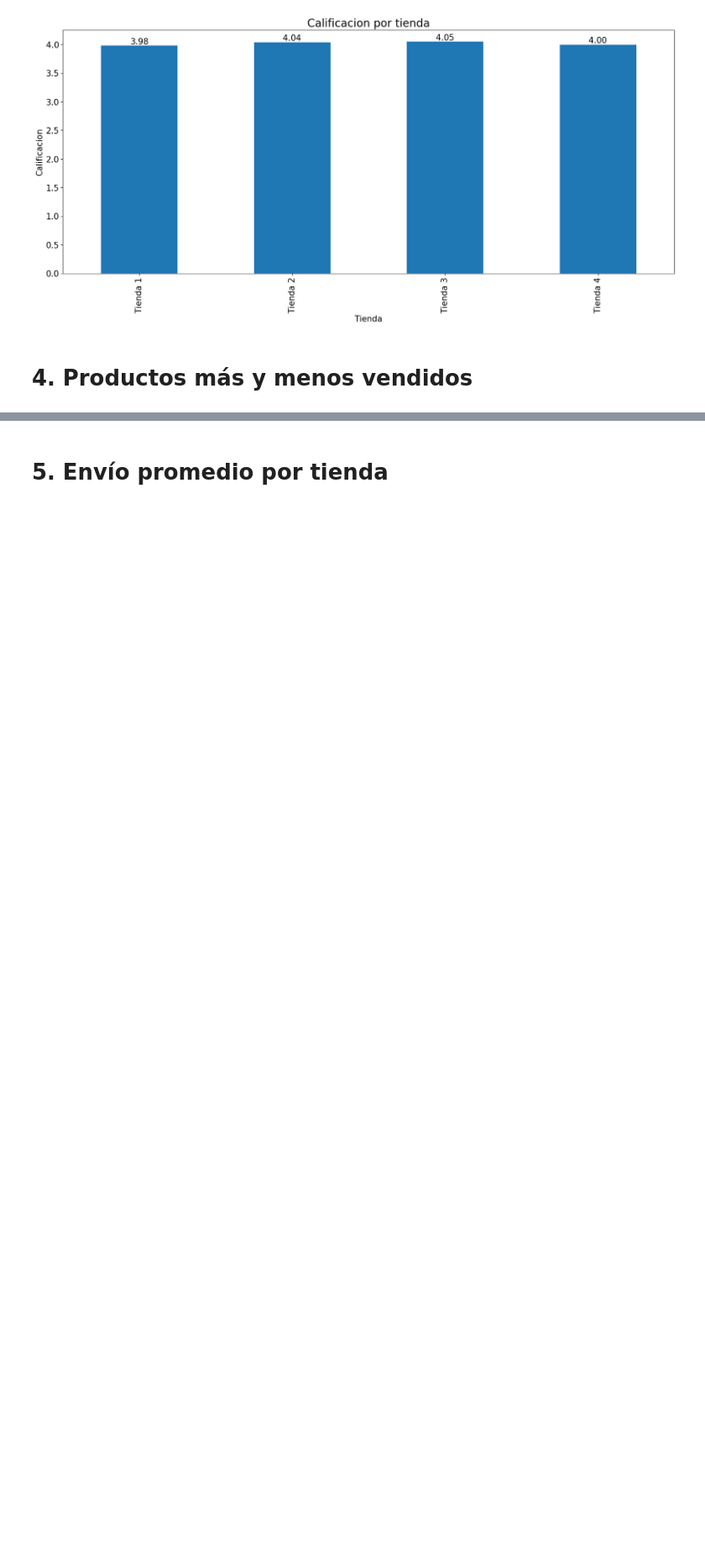
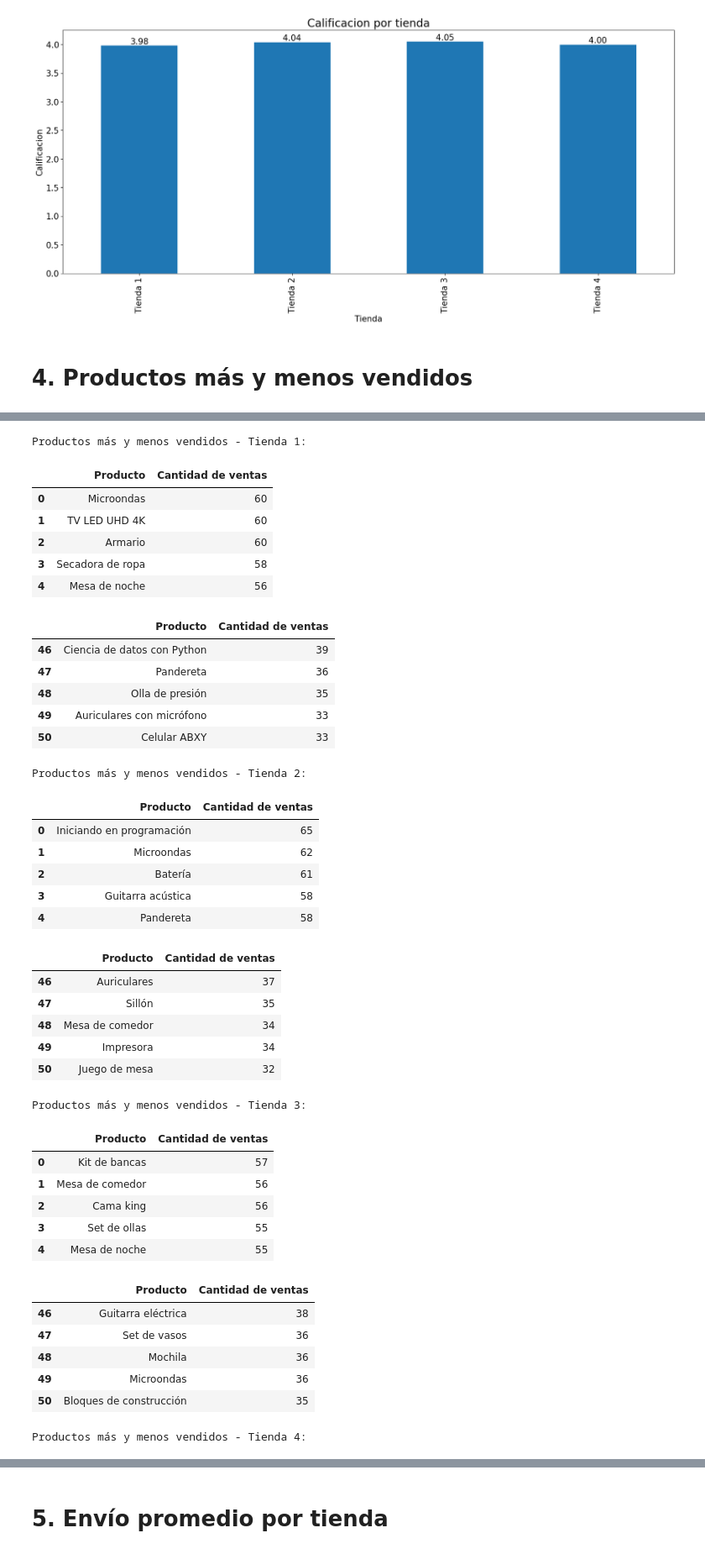
Before and after one commit to xsebet/AluraStoreLatam, a Jupyter notebook: AluraStoreLatam.ipynb, the cells around one changed output, grey strips where cells are left out. Shown at 84% size. Drawn from its saved outputs; the diff is of its cells as text; code cells hidden in the pictures; blank space fills up the shorter version.

```diff
--- a/AluraStoreLatam.ipynb
+++ b/AluraStoreLatam.ipynb
@@ -209,0 +215,62 @@ for i, v in enumerate(df_promedio_calificacion['Calificación promedio']):
+# %%
+productos_tienda1 = tienda['Producto'].value_counts().rename_axis('Producto').reset_index(name='Cantidad de ventas')
+productos_tienda2 = tienda2['Producto'].value_counts().rename_axis('Producto').reset_index(name='Cantidad de ventas')
+productos_tienda3 = tienda3['Producto'].value_counts().rename_axis('Producto').reset_index(name='Cantidad de ventas')
+productos_tienda4 = tienda4['Producto'].value_counts().rename_axis('Producto').reset_index(name='Cantidad de ventas')
+
+print("Productos más y menos vendidos - Tienda 1:")
+display(productos_tienda1.head())
+display(productos_tienda1.tail())
+
+print("\nProductos más y menos vendidos - Tienda 2:")
+display(productos_tienda2.head())
+display(productos_tienda2.tail())
+
+print("\nProductos más y menos vendidos - Tienda 3:")
+display(productos_tienda3.head())
+display(productos_tienda3.tail())
+
+print("\nProductos más y menos vendidos - Tienda 4:")
+display(productos_tienda4.head())
+display(productos_tienda4.tail())
+# %% [output]
+Productos más y menos vendidos - Tienda 1:
+|  | Producto | Cantidad de ventas |
+| 0 | Microondas | 60 |
+| 1 | TV LED UHD 4K | 60 |
+| 2 | Armario | 60 |
+| 3 | Secadora de ropa | 58 |
+| 4 | Mesa de noche | 56 |
+|  | Producto | Cantidad de ventas |
+| 46 | Ciencia de datos con Python | 39 |
+| 47 | Pandereta | 36 |
+| 48 | Olla de presión | 35 |
+| 49 | Auriculares con micrófono | 33 |
+| 50 | Celular ABXY | 33 |
+Productos más y menos vendidos - Tienda 2:
+|  | Producto | Cantidad de ventas |
+| 0 | Iniciando en programación | 65 |
+| 1 | Microondas | 62 |
+| 2 | Batería | 61 |
+| 3 | Guitarra acústica | 58 |
+| 4 | Pandereta | 58 |
+|  | Producto | Cantidad de ventas |
+| 46 | Auriculares | 37 |
+| 47 | Sillón | 35 |
+| 48 | Mesa de comedor | 34 |
+| 49 | Impresora | 34 |
+| 50 | Juego de mesa | 32 |
+Productos más y menos vendidos - Tienda 3:
+|  | Producto | Cantidad de ventas |
+| 0 | Kit de bancas | 57 |
+| 1 | Mesa de comedor | 56 |
+| 2 | Cama king | 56 |
+| 3 | Set de ollas | 55 |
+| 4 | Mesa de noche | 55 |
+|  | Producto | Cantidad de ventas |
+| 46 | Guitarra eléctrica | 38 |
+| 47 | Set de vasos | 36 |
+| 48 | Mochila | 36 |
+| 49 | Microondas | 36 |
+| 50 | Bloques de construcción | 35 |
+Productos más y menos vendidos - Tienda 4:
```
Also changed, not shown: parts of 28 cells of this notebook.
